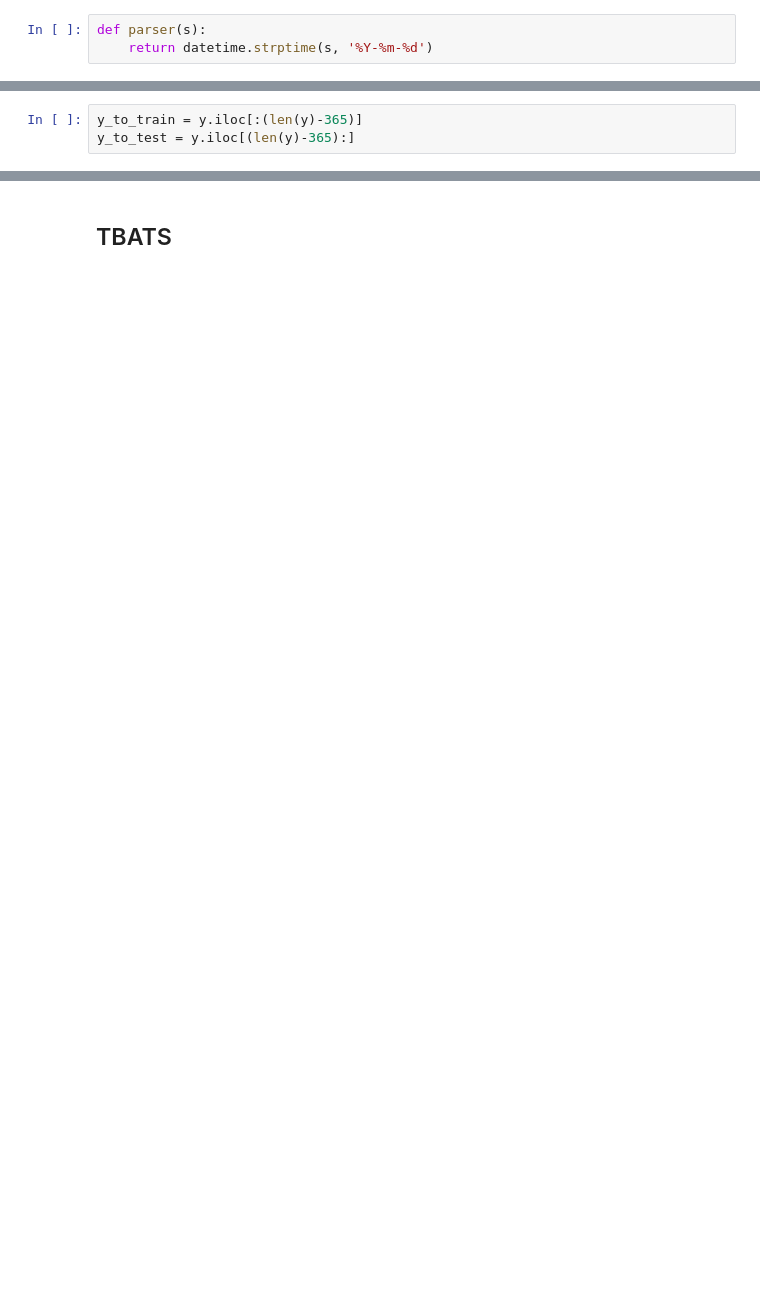
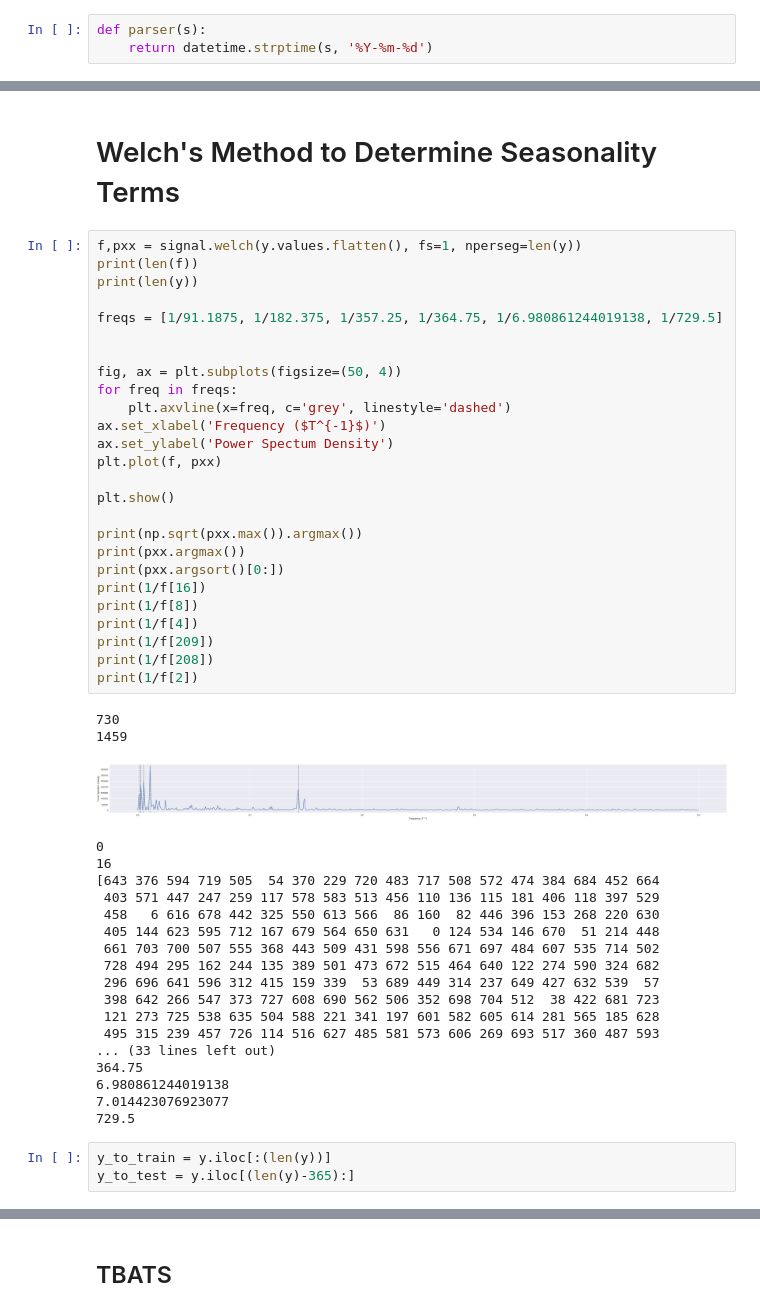
Before and after one commit to DaScheuer/UberMovementData, a Jupyter notebook: TBATS Test.ipynb, the cells around one changed output, grey strips where cells are left out. Saved outputs shown, nothing was run; the diff lists cells and outputs as text; blank space fills up the shorter version.

Commit message:
Update December 2020
Welch's Method, etc.

```diff
--- a/TBATS Test.ipynb
+++ b/TBATS Test.ipynb
@@ -42,3 +49,52 @@ Text(0.5, 1.0, 'Time Series Data')
+# %% [markdown]
+# Welch's Method to Determine Seasonality Terms
+# %%
+f,pxx = signal.welch(y.values.flatten(), fs=1, nperseg=len(y))
+print(len(f))
+print(len(y))
+
+freqs = [1/91.1875, 1/182.375, 1/357.25, 1/364.75, 1/6.980861244019138, 1/729.5]
+
+
+fig, ax = plt.subplots(figsize=(50, 4))
+for freq in freqs:
+    plt.axvline(x=freq, c='grey', linestyle='dashed')
+ax.set_xlabel('Frequency ($T^{-1}$)')
+ax.set_ylabel('Power Spectum Density')
+plt.plot(f, pxx)
+
+plt.show()
+
+print(np.sqrt(pxx.max()).argmax())
+print(pxx.argmax())
+print(pxx.argsort()[0:])
+print(1/f[16])
+print(1/f[8])
+print(1/f[4])
+print(1/f[209])
+print(1/f[208])
+print(1/f[2])
+# %% [output]
+730
+1459
+[figure, added]
+0
+16
+[643 376 594 719 505  54 370 229 720 483 717 508 572 474 384 684 452 664
+ 403 571 447 247 259 117 578 583 513 456 110 136 115 181 406 118 397 529
+ 458   6 616 678 442 325 550 613 566  86 160  82 446 396 153 268 220 630
+ 405 144 623 595 712 167 679 564 650 631   0 124 534 146 670  51 214 448
+ 661 703 700 507 555 368 443 509 431 598 556 671 697 484 607 535 714 502
+ 728 494 295 162 244 135 389 501 473 672 515 464 640 122 274 590 324 682
+ 296 696 641 596 312 415 159 339  53 689 449 314 237 649 427 632 539  57
+ 398 642 266 547 373 727 608 690 562 506 352 698 704 512  38 422 681 723
+ 121 273 725 538 635 504 588 221 341 197 601 582 605 614 281 565 185 628
+ 495 315 239 457 726 114 516 627 485 581 573 606 269 693 517 360 487 593
+... (33 lines left out)
+364.75
+6.980861244019138
+7.014423076923077
+729.5
 # %%
-y_to_train = y.iloc[:(len(y)-365)]
+y_to_train = y.iloc[:(len(y))]
 y_to_test = y.iloc[(len(y)-365):]
```
Also changed, not shown: parts of 14 cells of this notebook, 2 other files.
